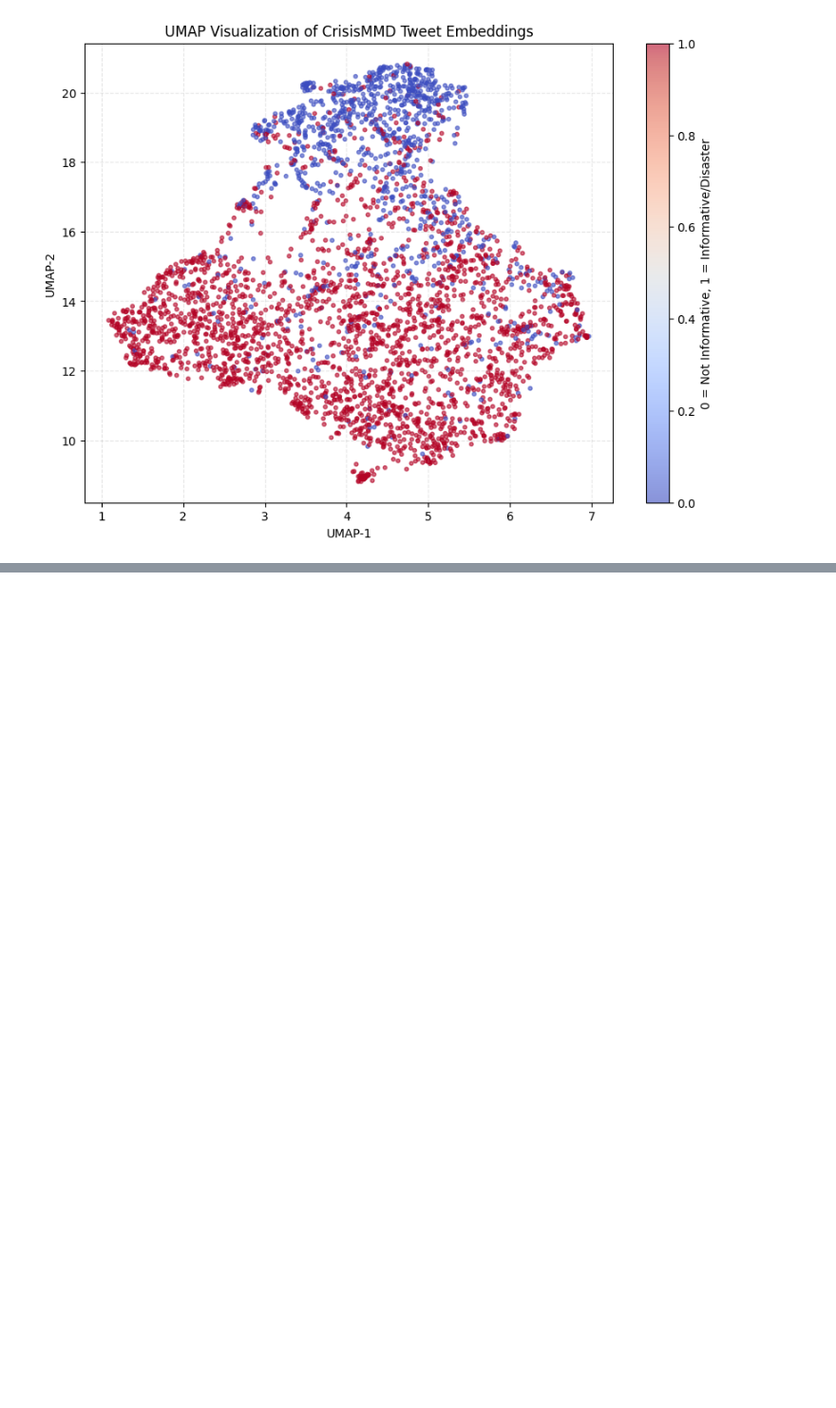
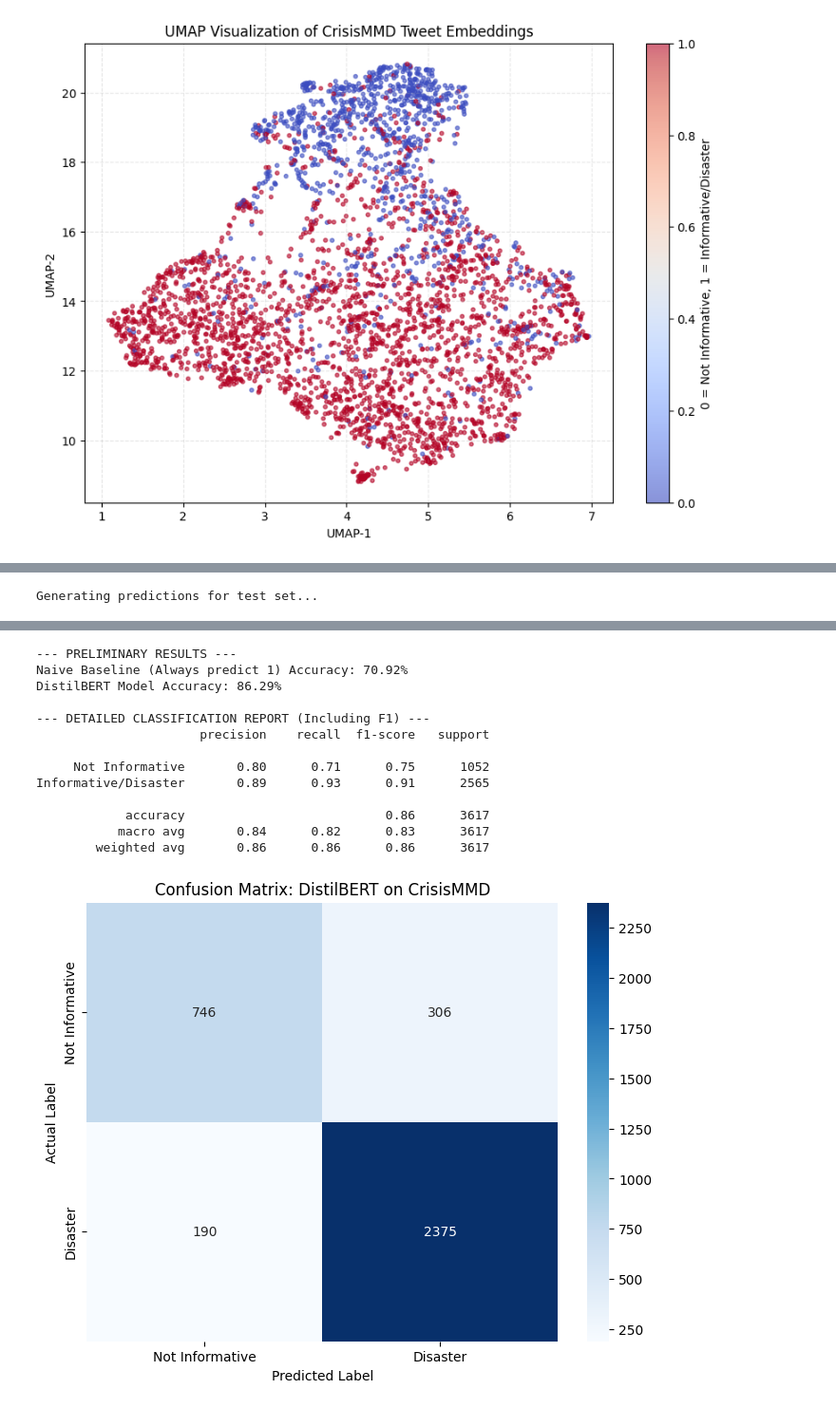
Before and after one commit to brian-w-zhang/Data-Science-Project, a Jupyter notebook: nlpmodel_crisismmd.ipynb, the cells around one changed output, grey strips where cells are left out. Shown at 95% size. Cells and saved outputs as stored; diff of their text form; code cells hidden in the pictures; blank space fills up the shorter version.

Commit message:
add report to repo

```diff
--- a/nlpmodel_crisismmd.ipynb
+++ b/nlpmodel_crisismmd.ipynb
@@ -302,0 +385,35 @@ Running UMAP reduction to 2D...
+# %%
+from sklearn.metrics import classification_report, confusion_matrix, accuracy_score
+import seaborn as sns
+import matplotlib.pyplot as plt
+
+# 1. Get real predictions for the test set
+print("Generating predictions for test set...")
+results = trainer.predict(tokenized_datasets["test"])
+y_pred = np.argmax(results.predictions, axis=-1)
+y_true = results.label_ids
+
+# 2. NAIVE BASELINE (Always predict the most common class)
+majority_class = df['label'].value_counts().index[0]
+y_naive = [majority_class] * len(y_true)
+naive_acc = accuracy_score(y_true, y_naive)
+
+# 3. PRINT DISCRETE RESULTS
+print(f"--- PRELIMINARY RESULTS ---")
+print(f"Naive Baseline (Always predict {majority_class}) Accuracy: {naive_acc*100:.2f}%")
+print(f"DistilBERT Model Accuracy: {results.metrics['test_accuracy']*100:.2f}%")
+print("\n--- DETAILED CLASSIFICATION REPORT (Including F1) ---")
+print(classification_report(y_true, y_pred, target_names=["Not Informative", "Informative/Disaster"]))
+
+# 4. VISUALLY NICE CONFUSION MATRIX
+cm = confusion_matrix(y_true, y_pred)
+plt.figure(figsize=(8, 6))
+sns.heatmap(cm, annot=True, fmt='d', cmap='Blues',
+            xticklabels=["Not Informative", "Disaster"],
+            yticklabels=["Not Informative", "Disaster"])
+plt.title('Confusion Matrix: DistilBERT on CrisisMMD')
+plt.ylabel('Actual Label')
+plt.xlabel('Predicted Label')
+plt.show()
+# %% [output]
+Generating predictions for test set...
@@ -302,0 +421,14 @@ Running UMAP reduction to 2D...
+--- PRELIMINARY RESULTS ---
+Naive Baseline (Always predict 1) Accuracy: 70.92%
+DistilBERT Model Accuracy: 86.29%
+
+--- DETAILED CLASSIFICATION REPORT (Including F1) ---
+                      precision    recall  f1-score   support
+
+     Not Informative       0.80      0.71      0.75      1052
+Informative/Disaster       0.89      0.93      0.91      2565
+
+            accuracy                           0.86      3617
+           macro avg       0.84      0.82      0.83      3617
+        weighted avg       0.86      0.86      0.86      3617
+[figure, added]
```
Also changed, not shown: parts of 5 cells of this notebook, 5 other files.
